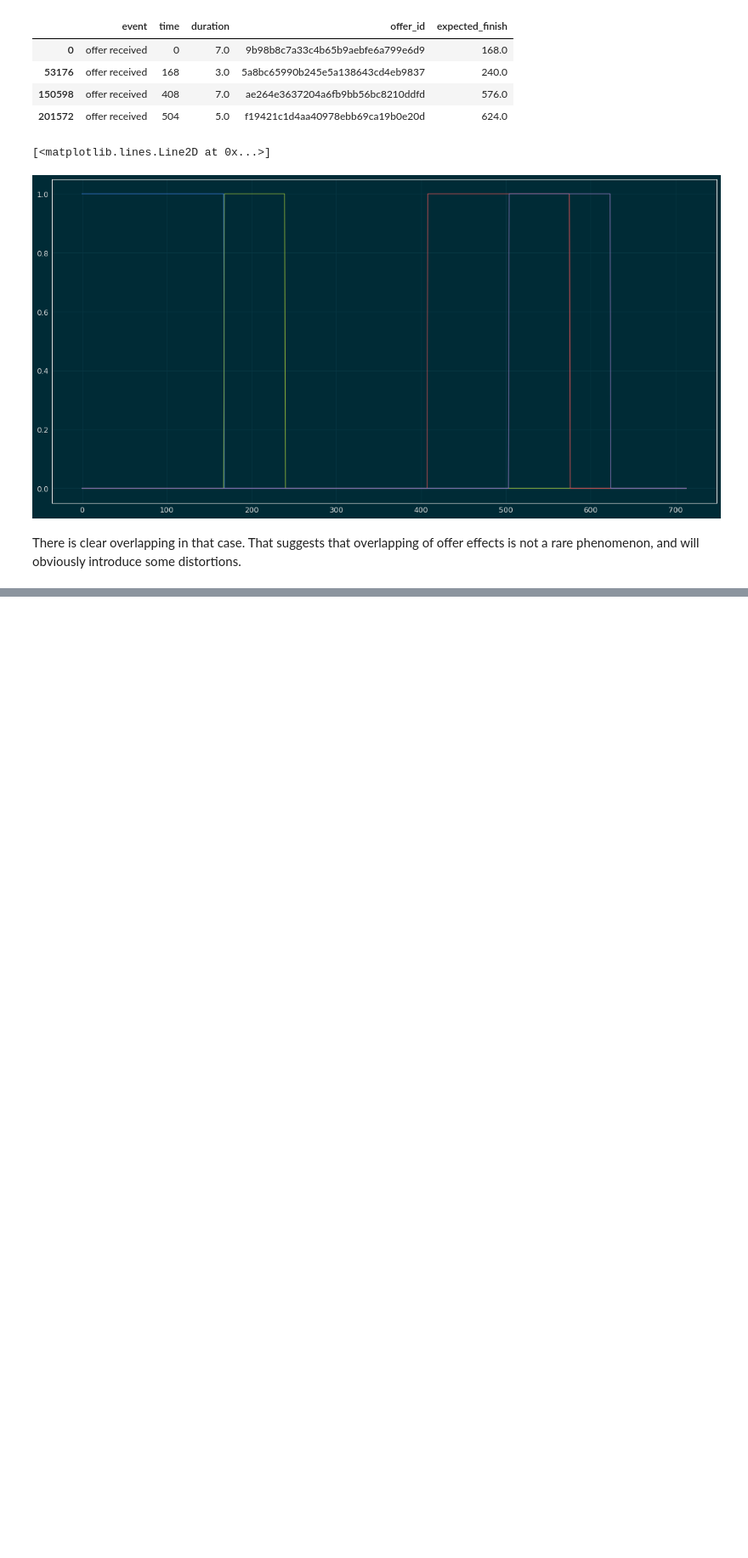
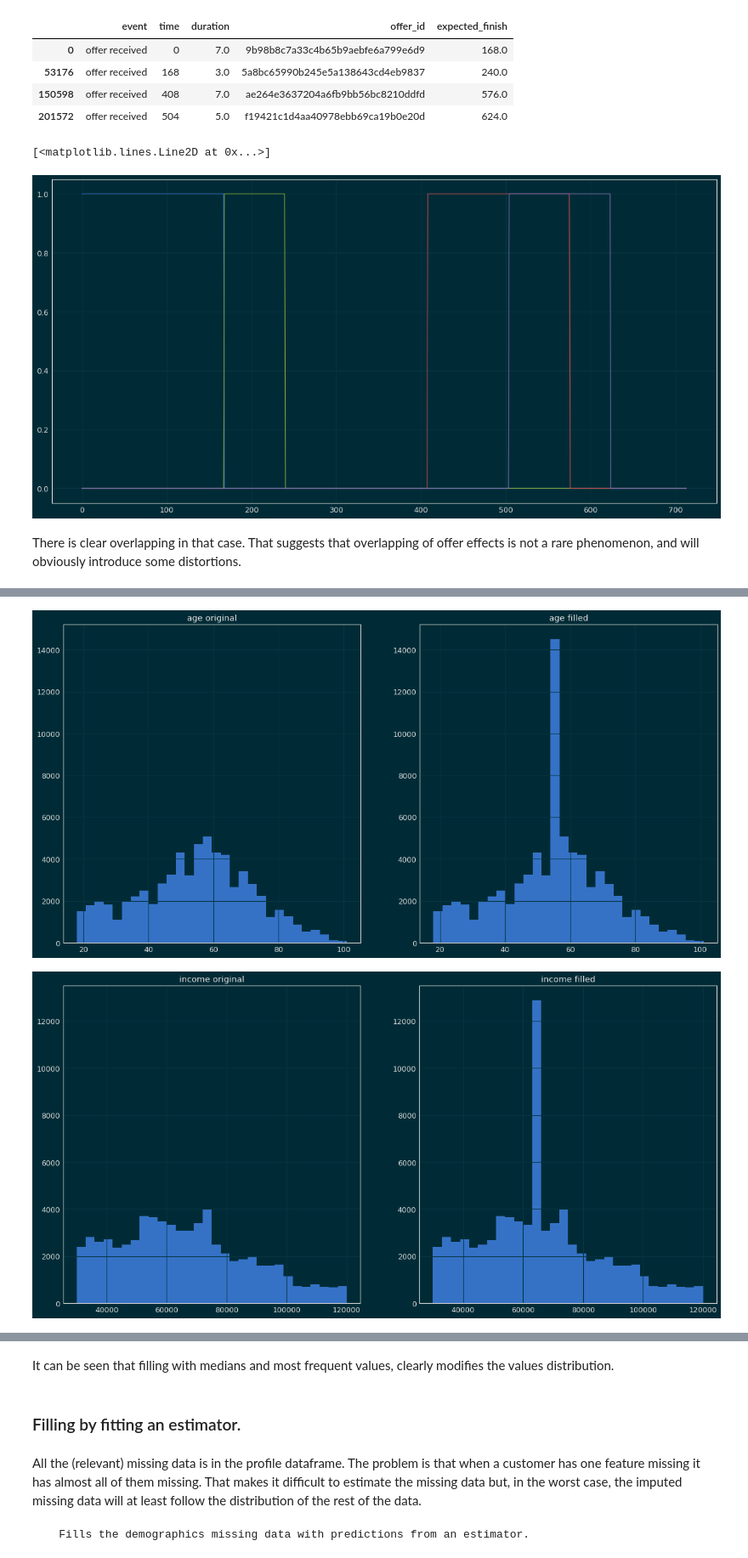
Before and after one commit to mtasende/starbucks-advertising, a Jupyter notebook: notebooks/Starbucks_Capstone_notebook.ipynb, the cells around one changed output, grey strips where cells are left out. Shown at 85% size. Saved outputs shown, nothing was run; the diff lists cells and outputs as text; code cells hidden in the pictures; blank space fills up the shorter version.

Commit message:
missing data to main notebook

```diff
--- a/notebooks/Starbucks_Capstone_notebook.ipynb
+++ b/notebooks/Starbucks_Capstone_notebook.ipynb
@@ -612,0 +874,38 @@ There is clear overlapping in that case. That suggests that overlapping of offer
+# %%
+import pandas as pd
+import numpy as np
+import math
+import json
+import os
+import matplotlib.pyplot as plt
+%matplotlib inline
+
+%load_ext autoreload
+%autoreload 2
+
+from jupyterthemes import jtplot
+jtplot.style(theme='solarizedd')
+plt.rcParams['figure.figsize'] = (20.0, 10.0)
+
+import data_utils_mt.utils as utils
+import seaborn as sns
+from sklearn.preprocessing import LabelEncoder
+import datetime as dt
+from xgboost import XGBClassifier
+from sklearn.pipeline import Pipeline
+
+ROOT_DIR = '..'
+DATA_DIR = os.path.join(ROOT_DIR, 'data')
+DATA_RAW = os.path.join(DATA_DIR, 'raw')
+DATA_INTERIM = os.path.join(DATA_DIR, 'interim')
+DATA_EXTERNAL = os.path.join(DATA_DIR, 'external')
+DATA_PROCESSED = os.path.join(DATA_DIR, 'processed')
+SRC = os.path.join(ROOT_DIR, 'src')
+
+import sys
+sys.path.append(SRC)
+
+import src.data.preprocessing as pp
+import src.data.success_dataset as sd
+import src.data.missing_data as md
+import src.evaluation.offer_success as evos
@@ -612,0 +1206,4 @@ There is clear overlapping in that case. That suggests that overlapping of offer
+# %%
+data = pd.read_pickle(os.path.join(DATA_INTERIM, 'static_data.pkl'))
+print(data.shape)
+data.head()
@@ -612,0 +1282,5 @@ There is clear overlapping in that case. That suggests that overlapping of offer
+# %%
+vis.show_imputer_results(data, filled)
+# %% [output]
+[figure, added]
+[figure, added]
@@ -612,0 +1288,10 @@ There is clear overlapping in that case. That suggests that overlapping of offer
+# %% [markdown]
+It can be seen that filling with medians and most frequent values, clearly modifies the values distribution.
+# %% [markdown]
+### Filling by fitting an estimator.
+# %% [markdown]
+All the (relevant) missing data is in the profile dataframe. The problem is that when a customer has one feature missing it has almost all of them missing. That makes it difficult to estimate the missing data but, in the worst case, the imputed missing data will at least follow the distribution of the rest of the data.
+# %%
+print(md.EstimatorImputer.__doc__)
+# %% [output]
+    Fills the demographics missing data with predictions from an estimator.
```
Also changed, not shown: parts of 90 cells of this notebook, 4 other files.
